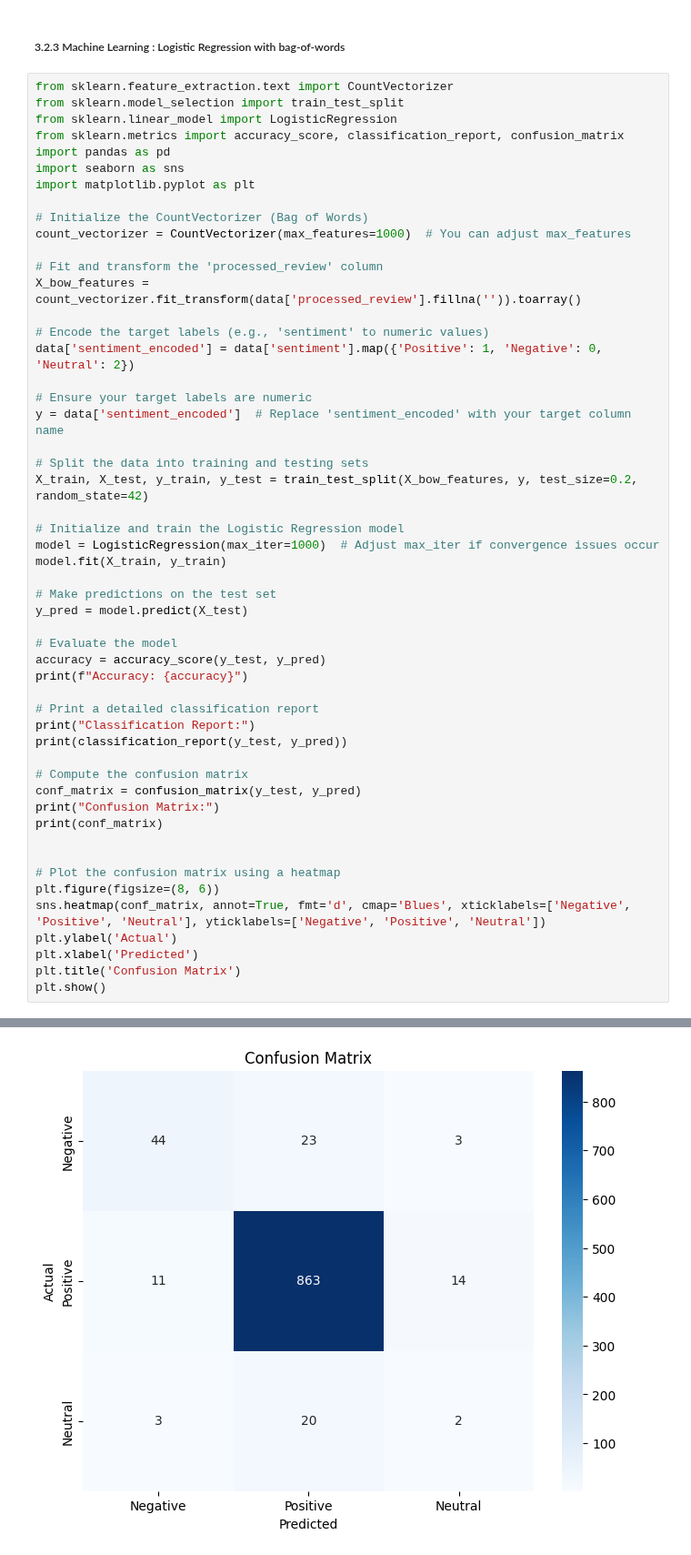
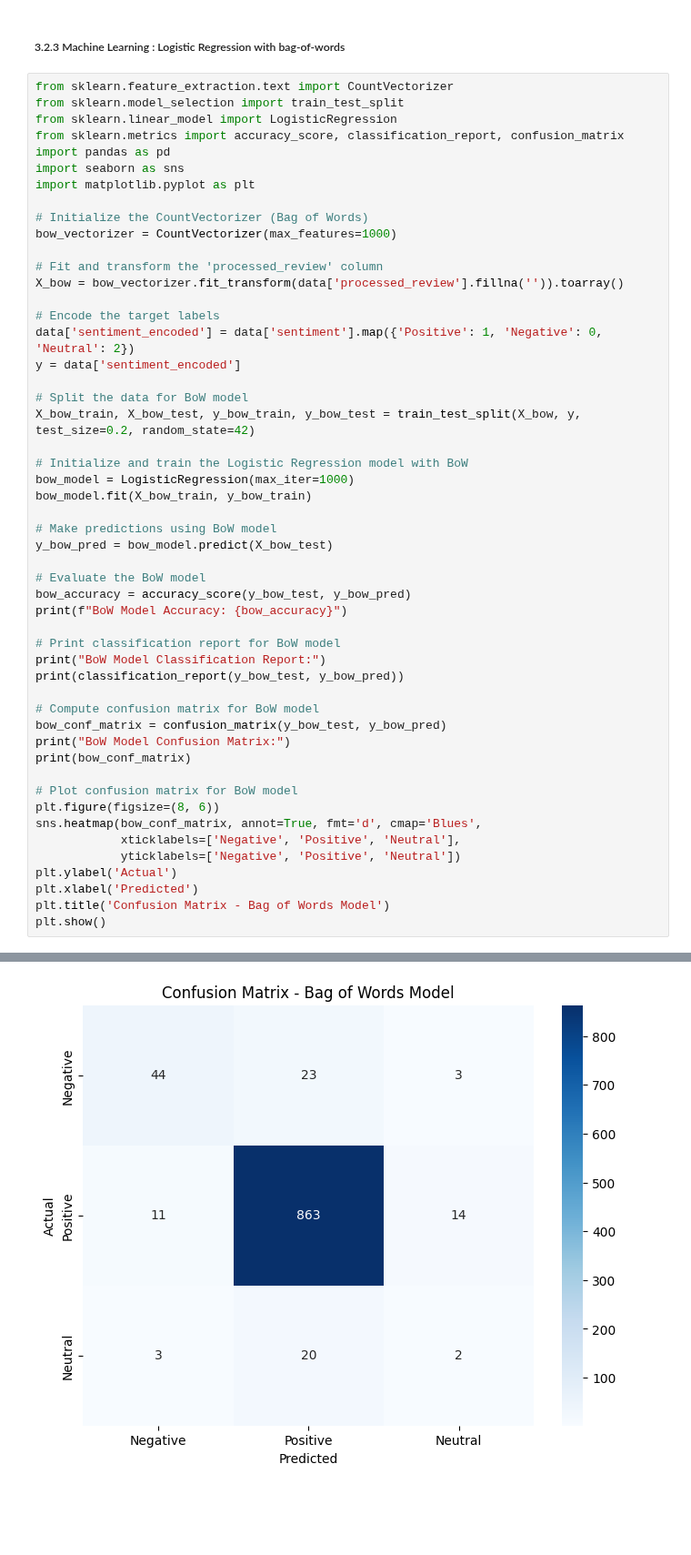
Before and after one commit to Jianting-Selina/CSCN8010_practical_lab, a Jupyter notebook: FinalProjectApplying NLP.ipynb, the cells around one changed output, grey strips where cells are left out. Shown at 91% size. Cells and saved outputs as stored; diff of their text form; blank space fills up the shorter version.

```diff
--- a/FinalProjectApplying NLP.ipynb
+++ b/FinalProjectApplying NLP.ipynb
@@ -641,46 +643,45 @@ import seaborn as sns
 import matplotlib.pyplot as plt
 
 # Initialize the CountVectorizer (Bag of Words)
-count_vectorizer = CountVectorizer(max_features=1000)  # You can adjust max_features
+bow_vectorizer = CountVectorizer(max_features=1000)
 
 # Fit and transform the 'processed_review' column
-X_bow_features = count_vectorizer.fit_transform(data['processed_review'].fillna('')).toarray()
+X_bow = bow_vectorizer.fit_transform(data['processed_review'].fillna('')).toarray()
 
-# Encode the target labels (e.g., 'sentiment' to numeric values)
+# Encode the target labels
 data['sentiment_encoded'] = data['sentiment'].map({'Positive': 1, 'Negative': 0, 'Neutral': 2})
+y = data['sentiment_encoded']
 
-# Ensure your target labels are numeric
-y = data['sentiment_encoded']  # Replace 'sentiment_encoded' with your target column name
+# Split the data for BoW model
+X_bow_train, X_bow_test, y_bow_train, y_bow_test = train_test_split(X_bow, y, test_size=0.2, random_state=42)
 
-# Split the data into training and testing sets
-X_train, X_test, y_train, y_test = train_test_split(X_bow_features, y, test_size=0.2, random_state=42)
+# Initialize and train the Logistic Regression model with BoW
+bow_model = LogisticRegression(max_iter=1000)
+bow_model.fit(X_bow_train, y_bow_train)
 
-# Initialize and train the Logistic Regression model
-model = LogisticRegression(max_iter=1000)  # Adjust max_iter if convergence issues occur
-model.fit(X_train, y_train)
+# Make predictions using BoW model
+y_bow_pred = bow_model.predict(X_bow_test)
 
-# Make predictions on the test set
-y_pred = model.predict(X_test)
+# Evaluate the BoW model
+bow_accuracy = accuracy_score(y_bow_test, y_bow_pred)
+print(f"BoW Model Accuracy: {bow_accuracy}")
 
-# Evaluate the model
-accuracy = accuracy_score(y_test, y_pred)
-print(f"Accuracy: {accuracy}")
+# Print classification report for BoW model
+print("BoW Model Classification Report:")
+print(classification_report(y_bow_test, y_bow_pred))
 
-# Print a detailed classification report
-print("Classification Report:")
-print(classification_report(y_test, y_pred))
+# Compute confusion matrix for BoW model
+bow_conf_matrix = confusion_matrix(y_bow_test, y_bow_pred)
+print("BoW Model Confusion Matrix:")
+print(bow_conf_matrix)
 
-# Compute the confusion matrix
-conf_matrix = confusion_matrix(y_test, y_pred)
-print("Confusion Matrix:")
-print(conf_matrix)
-
-
-# Plot the confusion matrix using a heatmap
+# Plot confusion matrix for BoW model
 plt.figure(figsize=(8, 6))
-sns.heatmap(conf_matrix, annot=True, fmt='d', cmap='Blues', xticklabels=['Negative', 'Positive', 'Neutral'], yticklabels=['Negative', 'Positive', 'Neutral'])
+sns.heatmap(bow_conf_matrix, annot=True, fmt='d', cmap='Blues',
+            xticklabels=['Negative', 'Positive', 'Neutral'],
+            yticklabels=['Negative', 'Positive', 'Neutral'])
 plt.ylabel('Actual')
 plt.xlabel('Predicted')
-plt.title('Confusion Matrix')
+plt.title('Confusion Matrix - Bag of Words Model')
 plt.show()
 # %% [output]
@@ -700,4 +701,4 @@ Confusion Matrix:
 [[ 44  23   3]
  [ 11 863  14]
  [  3  20   2]]
-[figure, old version]
+[figure, new version]
```
Also changed, not shown: parts of 10 cells of this notebook.
